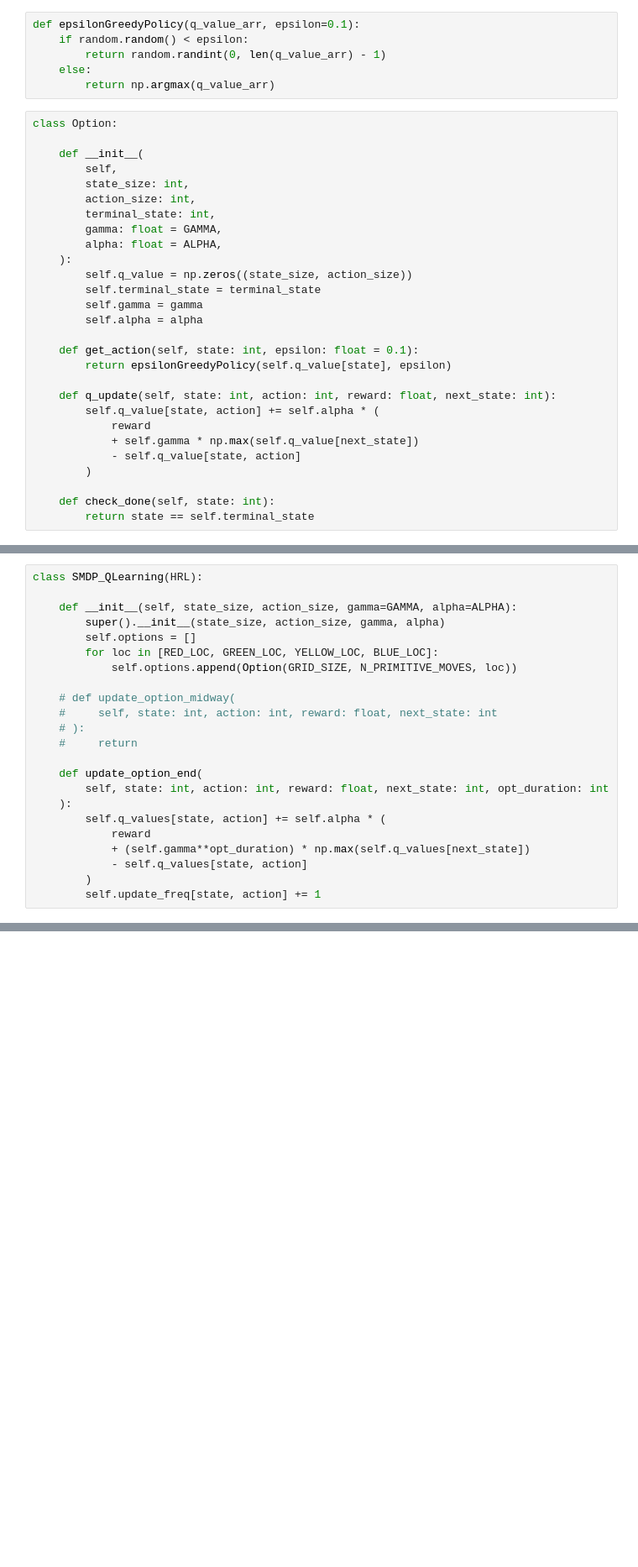
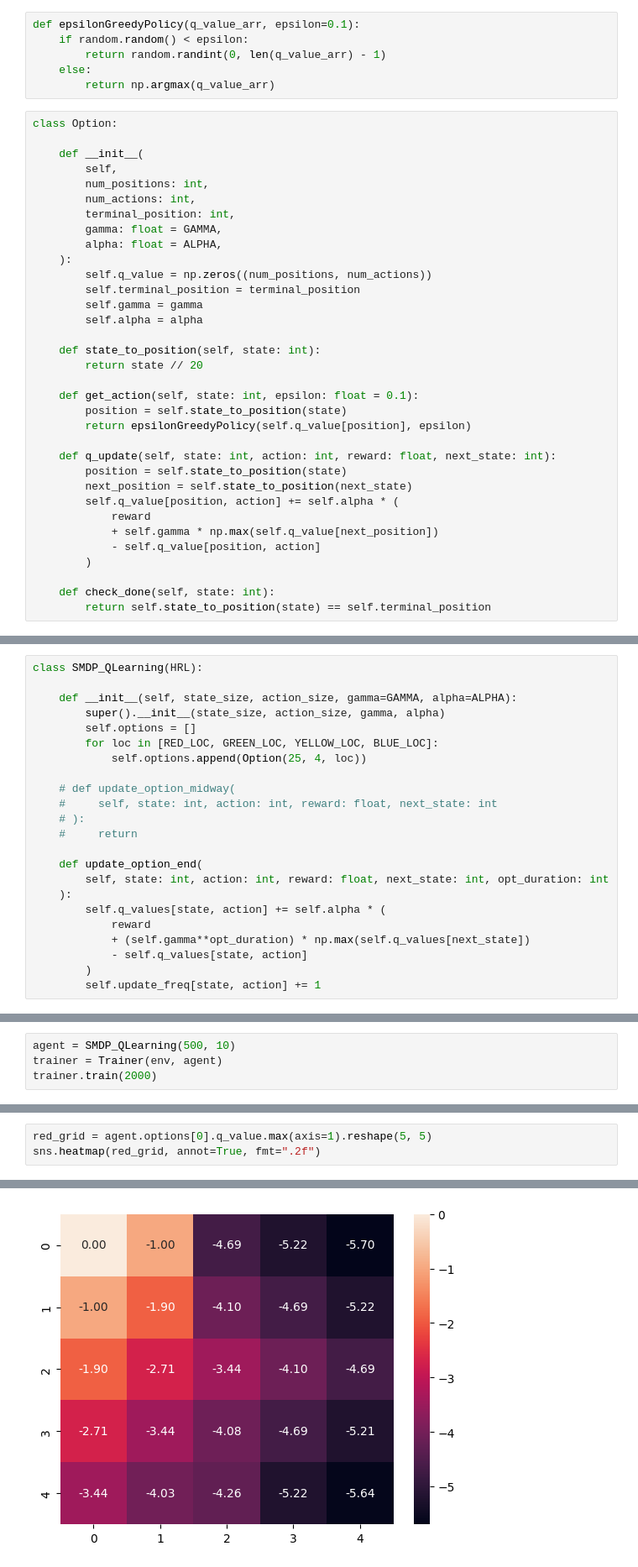
Before and after one commit to AdityaC-003/CS6700_RL_A3, a Jupyter notebook: A3.ipynb, the cells around one changed output, grey strips where cells are left out. Shown at 84% size. Saved outputs shown, nothing was run; the diff lists cells and outputs as text; blank space fills up the shorter version.

Commit message:
SMDP option-learning complete; check SMDP Q-values

```diff
--- a/A3.ipynb
+++ b/A3.ipynb
@@ -29,29 +41,35 @@ class Option:
 
     def __init__(
         self,
-        state_size: int,
-        action_size: int,
-        terminal_state: int,
+        num_positions: int,
+        num_actions: int,
+        terminal_position: int,
         gamma: float = GAMMA,
         alpha: float = ALPHA,
     ):
-        self.q_value = np.zeros((state_size, action_size))
-        self.terminal_state = terminal_state
+        self.q_value = np.zeros((num_positions, num_actions))
+        self.terminal_position = terminal_position
         self.gamma = gamma
         self.alpha = alpha
 
+    def state_to_position(self, state: int):
+        return state // 20
+
     def get_action(self, state: int, epsilon: float = 0.1):
-        return epsilonGreedyPolicy(self.q_value[state], epsilon)
+        position = self.state_to_position(state)
+        return epsilonGreedyPolicy(self.q_value[position], epsilon)
 
     def q_update(self, state: int, action: int, reward: float, next_state: int):
-        self.q_value[state, action] += self.alpha * (
+        position = self.state_to_position(state)
+        next_position = self.state_to_position(next_state)
+        self.q_value[position, action] += self.alpha * (
             reward
-            + self.gamma * np.max(self.q_value[next_state])
-            - self.q_value[state, action]
+            + self.gamma * np.max(self.q_value[next_position])
+            - self.q_value[position, action]
         )
 
     def check_done(self, state: int):
-        return state == self.terminal_state
+        return self.state_to_position(state) == self.terminal_position
 # %%
 class HRL:
 
@@ -82,7 +100,7 @@ class SMDP_QLearning(HRL):
         super().__init__(state_size, action_size, gamma, alpha)
         self.options = []
         for loc in [RED_LOC, GREEN_LOC, YELLOW_LOC, BLUE_LOC]:
-            self.options.append(Option(GRID_SIZE, N_PRIMITIVE_MOVES, loc))
+            self.options.append(Option(25, 4, loc))
 
     # def update_option_midway(
     #     self, state: int, action: int, reward: float, next_state: int
@@ -168,0 +190,4 @@ class Trainer:
+# %%
+agent = SMDP_QLearning(500, 10)
+trainer = Trainer(env, agent)
+trainer.train(2000)
@@ -168,0 +215,4 @@ class Trainer:
+# %%
+red_grid = agent.options[0].q_value.max(axis=1).reshape(5, 5)
+sns.heatmap(red_grid, annot=True, fmt=".2f")
+# %% [output]
@@ -168,0 +220 @@ class Trainer:
+[figure, added]
```
Also changed, not shown: parts of 6 cells of this notebook.
